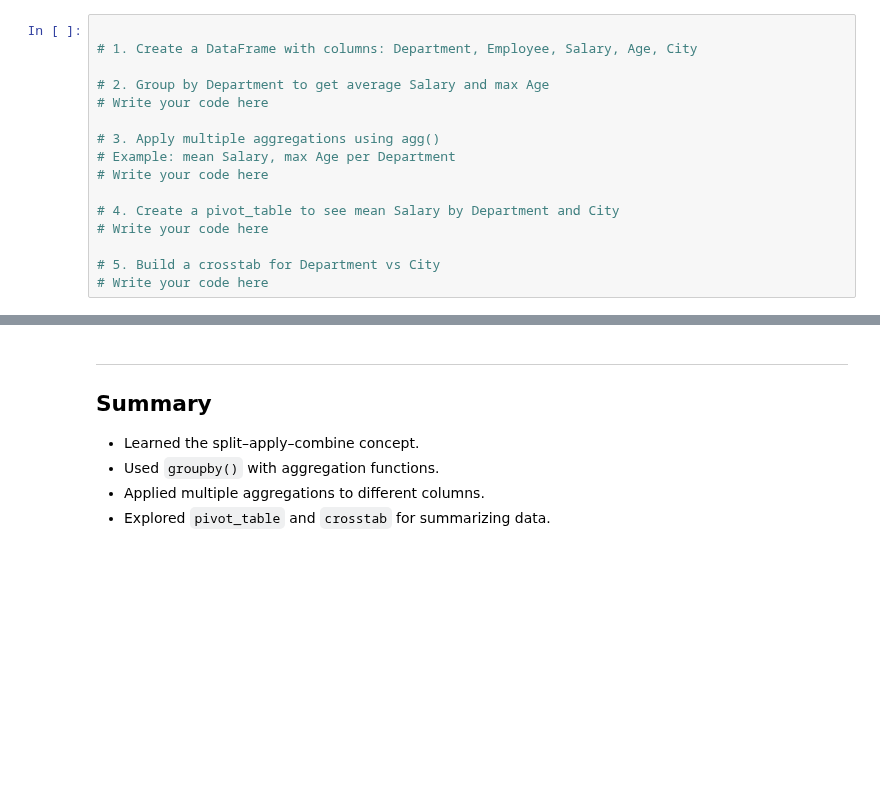
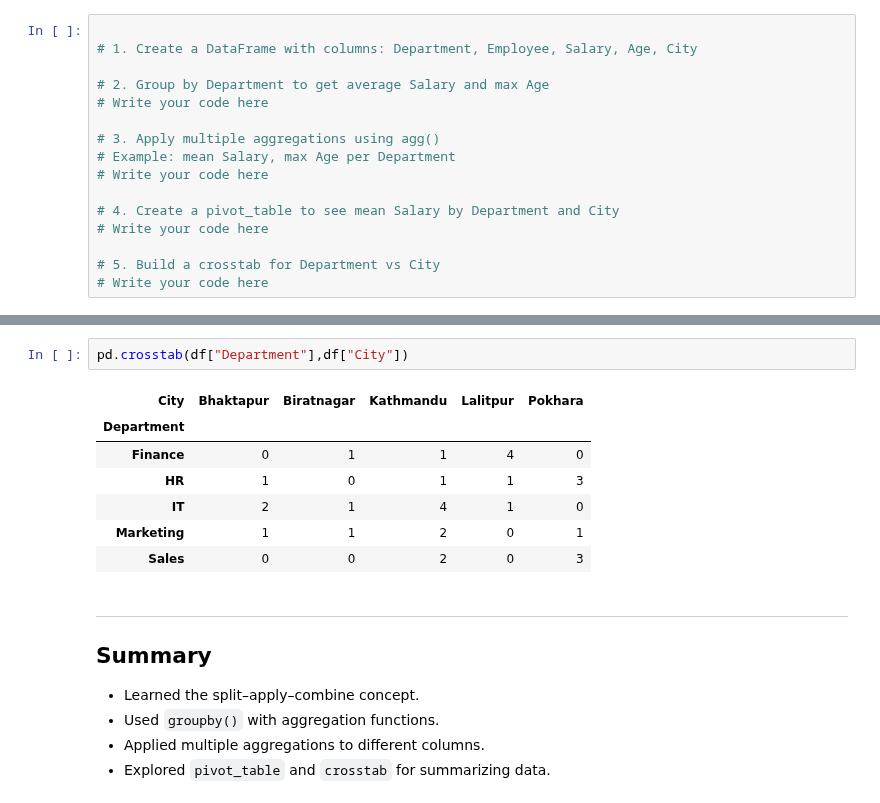
Before and after one commit to Nitish631/sheryansDatascience, a Jupyter notebook: CHAPTER4/Pandas_class6.ipynb, the cells around one changed output, grey strips where cells are left out. Drawn from its saved outputs; the diff is of its cells as text; blank space fills up the shorter version.

```diff
--- a/CHAPTER4/Pandas_class6.ipynb
+++ b/CHAPTER4/Pandas_class6.ipynb
@@ -110,3 +407,13 @@ df
+# %%
+pd.crosstab(df["Department"],df["City"])
+# %% [output]
+| City | Bhaktapur | Biratnagar | Kathmandu | Lalitpur | Pokhara |
+| Department |  |  |  |  |  |
+| Finance | 0 | 1 | 1 | 4 | 0 |
+| HR | 1 | 0 | 1 | 1 | 3 |
+| IT | 2 | 1 | 4 | 1 | 0 |
+| Marketing | 1 | 1 | 2 | 0 | 1 |
+| Sales | 0 | 0 | 2 | 0 | 3 |
 # %% [markdown]
 ---
 ## Summary
```
Also changed, not shown: parts of 24 cells of this notebook.
